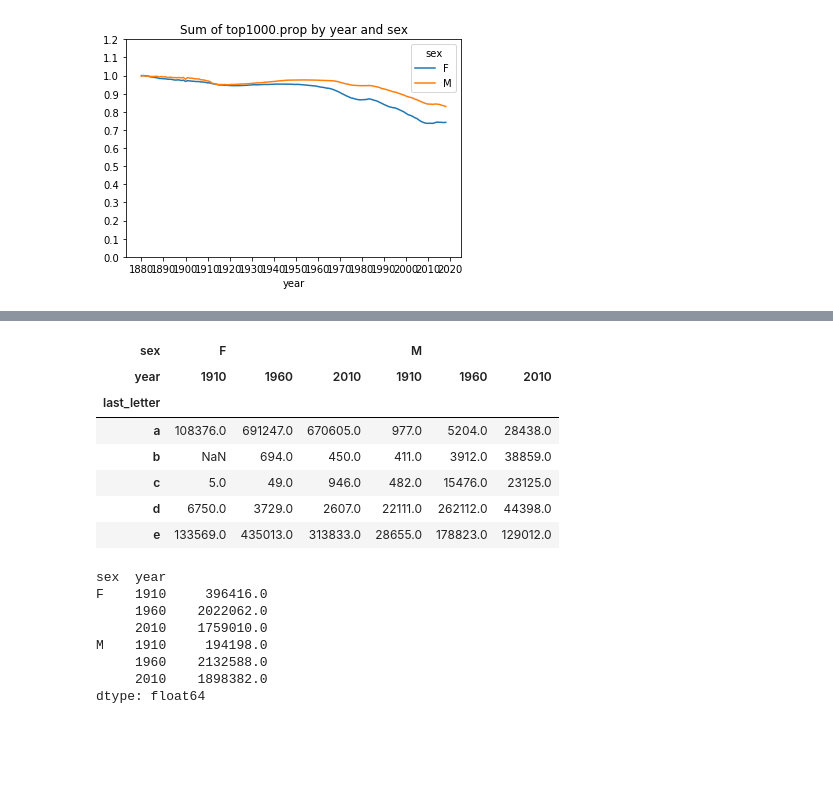
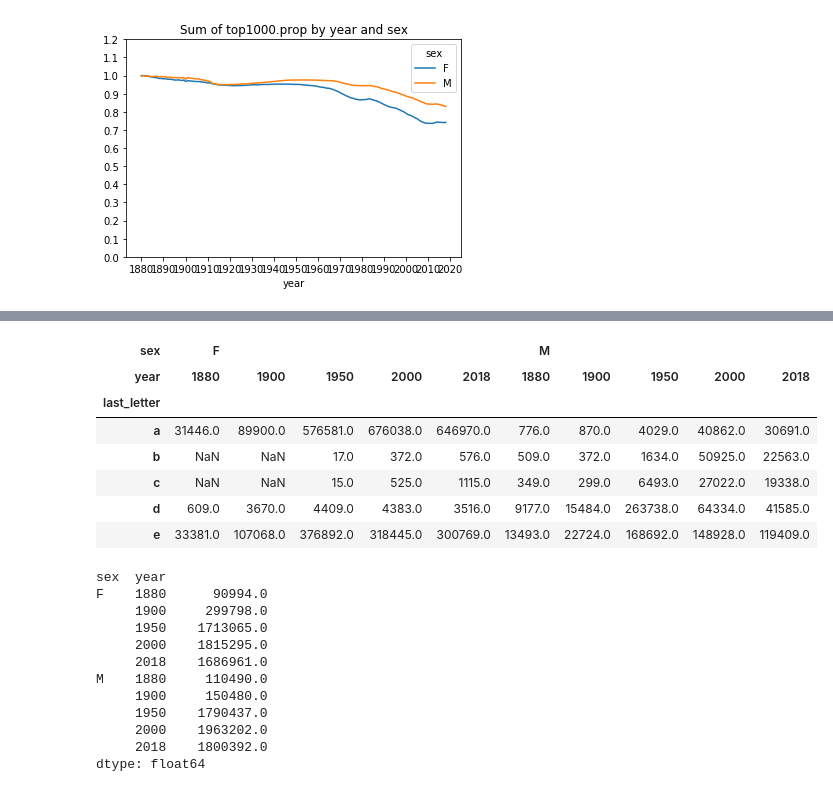
Before and after one commit to ffflora/data-analysis-projects, a Jupyter notebook: babynames.ipynb, the cells around one changed output, grey strips where cells are left out. Drawn from its saved outputs; the diff is of its cells as text; code cells hidden in the pictures; blank space fills up the shorter version.

```diff
--- a/babynames.ipynb
+++ b/babynames.ipynb
@@ -244,30 +256,34 @@ diversity.plot(title='Number of popular names in top 50% babys')
 # %%
-# the last character
+# the last character of the names
 get_last_char=lambda x:x[-1]
 last_letters = names.name.map(get_last_char)
 last_letters.name='last_letter'
 table = names.pivot_table('births',index=last_letters, columns = ['sex','year'],aggfunc = sum)
-subtable = table.reindex(columns=[1910,1960,2010],level ='year')
+subtable = table.reindex(columns=[1880,1900,1950,2000,2018],level ='year')
 subtable.head()
 # %% [output]
-| sex | F |  |  | M |  |  |
-| year | 1910 | 1960 | 2010 | 1910 | 1960 | 2010 |
-| last_letter |  |  |  |  |  |  |
-| a | 108376.0 | 691247.0 | 670605.0 | 977.0 | 5204.0 | 28438.0 |
-| b | NaN | 694.0 | 450.0 | 411.0 | 3912.0 | 38859.0 |
-| c | 5.0 | 49.0 | 946.0 | 482.0 | 15476.0 | 23125.0 |
-| d | 6750.0 | 3729.0 | 2607.0 | 22111.0 | 262112.0 | 44398.0 |
-| e | 133569.0 | 435013.0 | 313833.0 | 28655.0 | 178823.0 | 129012.0 |
+| sex | F |  |  |  |  | M |  |  |  |  |
+| year | 1880 | 1900 | 1950 | 2000 | 2018 | 1880 | 1900 | 1950 | 2000 | 2018 |
+| last_letter |  |  |  |  |  |  |  |  |  |  |
+| a | 31446.0 | 89900.0 | 576581.0 | 676038.0 | 646970.0 | 776.0 | 870.0 | 4029.0 | 40862.0 | 30691.0 |
+| b | NaN | NaN | 17.0 | 372.0 | 576.0 | 509.0 | 372.0 | 1634.0 | 50925.0 | 22563.0 |
+| c | NaN | NaN | 15.0 | 525.0 | 1115.0 | 349.0 | 299.0 | 6493.0 | 27022.0 | 19338.0 |
+| d | 609.0 | 3670.0 | 4409.0 | 4383.0 | 3516.0 | 9177.0 | 15484.0 | 263738.0 | 64334.0 | 41585.0 |
+| e | 33381.0 | 107068.0 | 376892.0 | 318445.0 | 300769.0 | 13493.0 | 22724.0 | 168692.0 | 148928.0 | 119409.0 |
 # %%
 subtable.sum()
 # %% [output]
 sex  year
-F    1910     396416.0
-     1960    2022062.0
-     2010    1759010.0
-M    1910     194198.0
-     1960    2132588.0
-     2010    1898382.0
+F    1880      90994.0
+     1900     299798.0
+     1950    1713065.0
+     2000    1815295.0
+     2018    1686961.0
+M    1880     110490.0
+     1900     150480.0
+     1950    1790437.0
+     2000    1963202.0
+     2018    1800392.0
 dtype: float64
 # %%
 letter_prop = subtable/subtable.sum()
```
Also changed, not shown: parts of 32 cells of this notebook.
